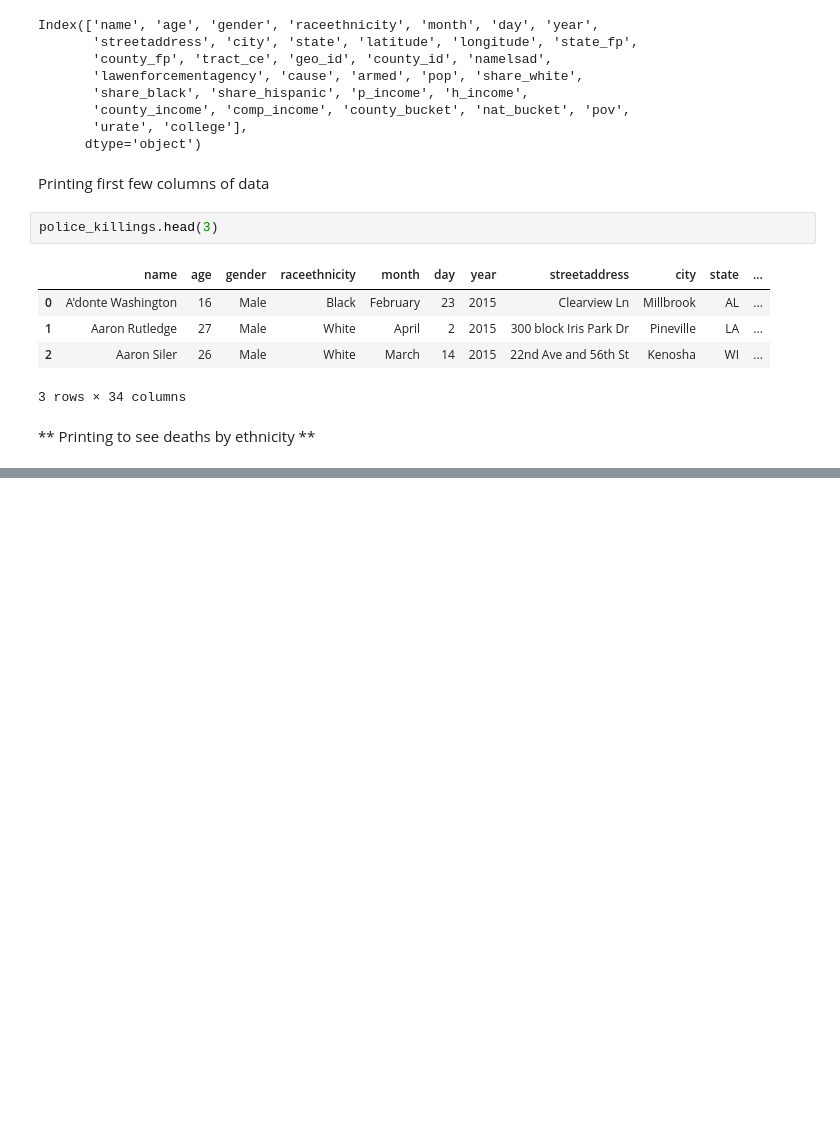
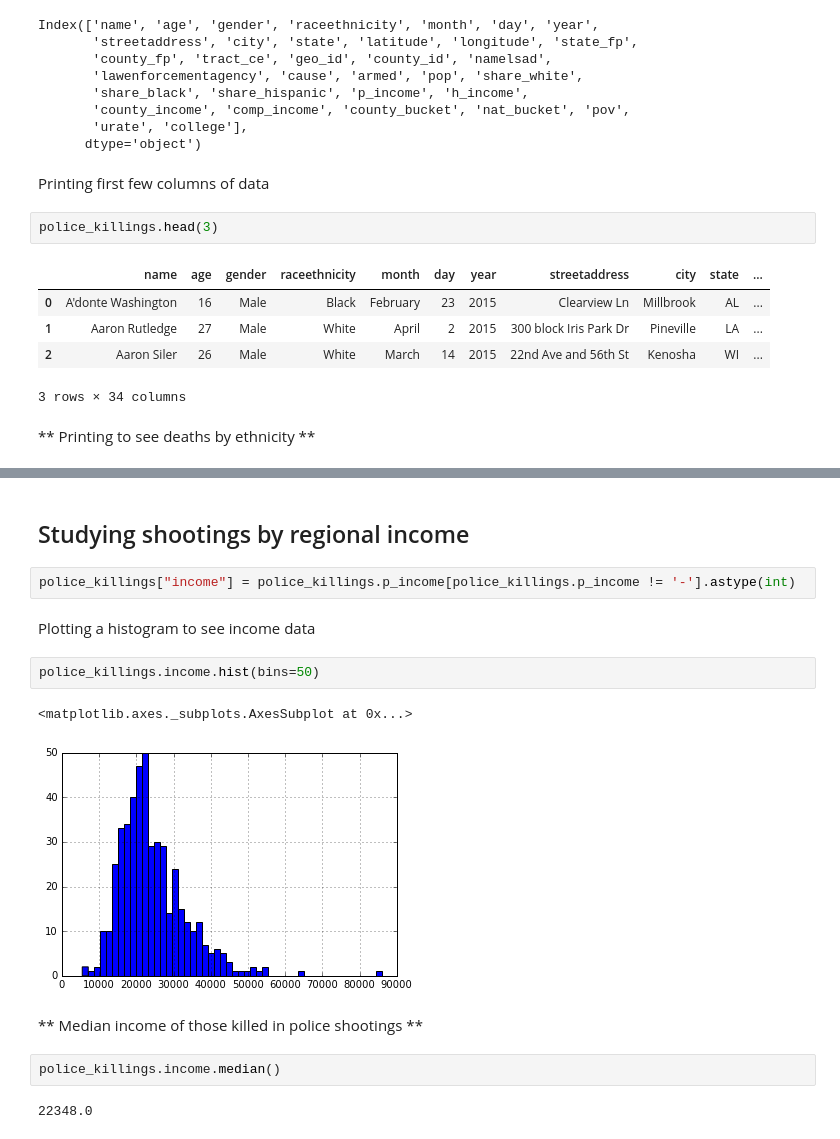
Before and after one commit to aniruddhabarapatre/Dataquest, a Jupyter notebook: police_shootings.ipynb, the cells around one changed output, grey strips where cells are left out. Drawn from its saved outputs; the diff is of its cells as text; blank space fills up the shorter version.

```diff
--- a/police_shootings.ipynb
+++ b/police_shootings.ipynb
@@ -56,0 +61,17 @@ plt.show()
+# %% [markdown]
+## Studying shootings by regional income
+# %%
+police_killings["income"] = police_killings.p_income[police_killings.p_income != '-'].astype(int)
+# %% [markdown]
+Plotting a histogram to see income data
+# %%
+police_killings.income.hist(bins=50)
+# %% [output]
+<matplotlib.axes._subplots.AxesSubplot at 0x...>
+[figure, added]
+# %% [markdown]
+** Median income of those killed in police shootings **
+# %%
+police_killings.income.median()
+# %% [output]
+22348.0
```
Also changed, not shown: parts of 22 cells of this notebook.
